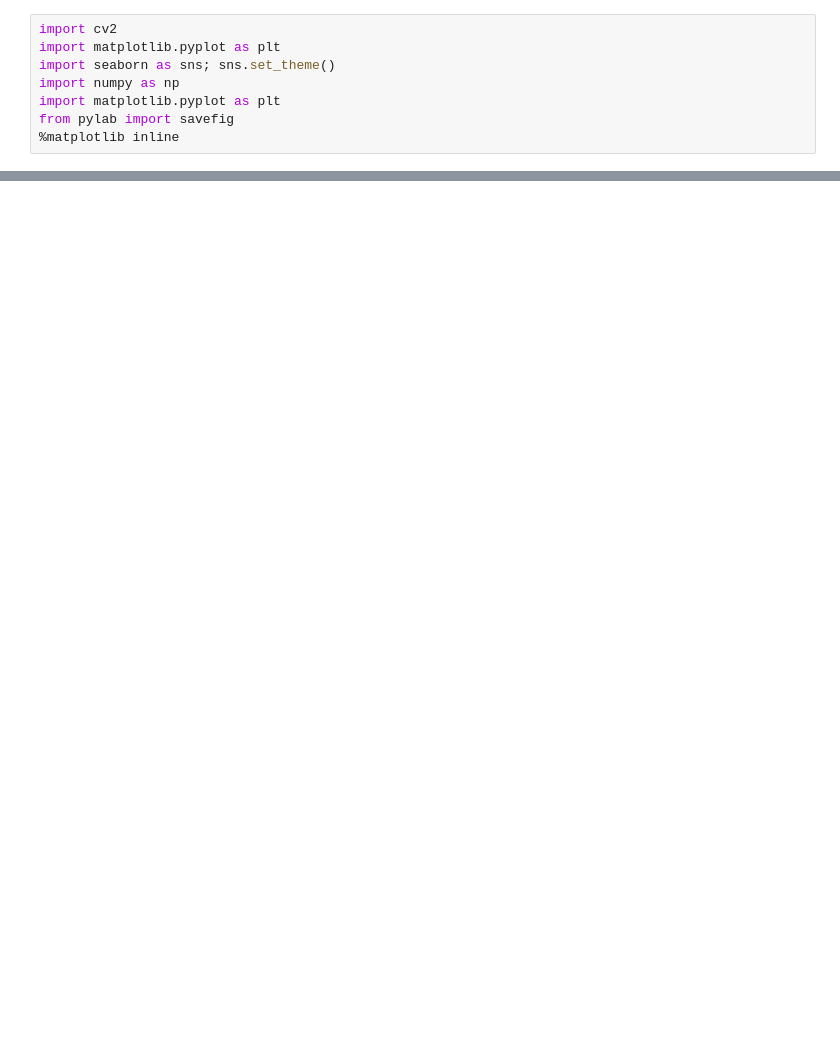
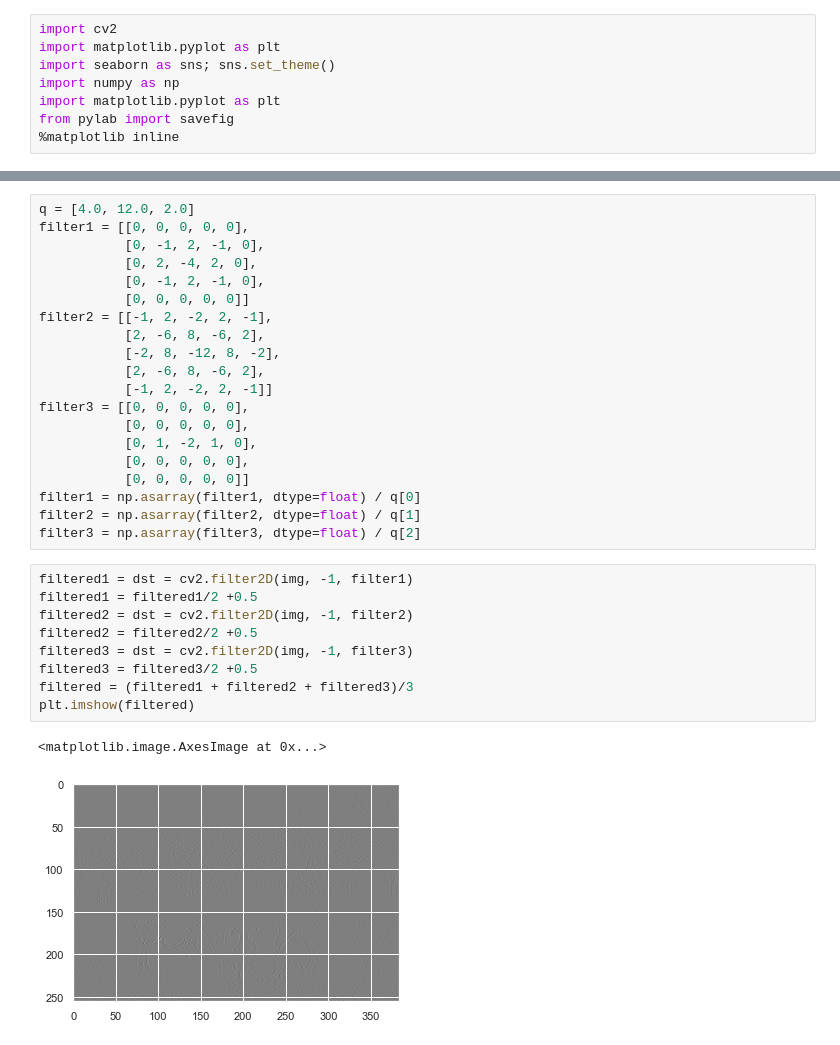
Before and after one commit to geoffroyO/sVae, a Jupyter notebook: src/img_test/test_results.ipynb, the cells around one changed output, grey strips where cells are left out. Drawn from its saved outputs; the diff is of its cells as text; blank space fills up the shorter version.

```diff
--- a/src/img_test/test_results.ipynb
+++ b/src/img_test/test_results.ipynb
@@ -53,0 +37,32 @@ np.max(error)
+# %%
+q = [4.0, 12.0, 2.0]
+filter1 = [[0, 0, 0, 0, 0],
+           [0, -1, 2, -1, 0],
+           [0, 2, -4, 2, 0],
+           [0, -1, 2, -1, 0],
+           [0, 0, 0, 0, 0]]
+filter2 = [[-1, 2, -2, 2, -1],
+           [2, -6, 8, -6, 2],
+           [-2, 8, -12, 8, -2],
+           [2, -6, 8, -6, 2],
+           [-1, 2, -2, 2, -1]]
+filter3 = [[0, 0, 0, 0, 0],
+           [0, 0, 0, 0, 0],
+           [0, 1, -2, 1, 0],
+           [0, 0, 0, 0, 0],
+           [0, 0, 0, 0, 0]]
+filter1 = np.asarray(filter1, dtype=float) / q[0]
+filter2 = np.asarray(filter2, dtype=float) / q[1]
+filter3 = np.asarray(filter3, dtype=float) / q[2]
+# %%
+filtered1 = dst = cv2.filter2D(img, -1, filter1)
+filtered1 = filtered1/2 +0.5
+filtered2 = dst = cv2.filter2D(img, -1, filter2)
+filtered2 = filtered2/2 +0.5
+filtered3 = dst = cv2.filter2D(img, -1, filter3)
+filtered3 = filtered3/2 +0.5
+filtered = (filtered1 + filtered2 + filtered3)/3
+plt.imshow(filtered)
+# %% [output]
+<matplotlib.image.AxesImage at 0x...>
+[figure, added]
```
Also changed, not shown: parts of 17 cells of this notebook, 1 other file.
